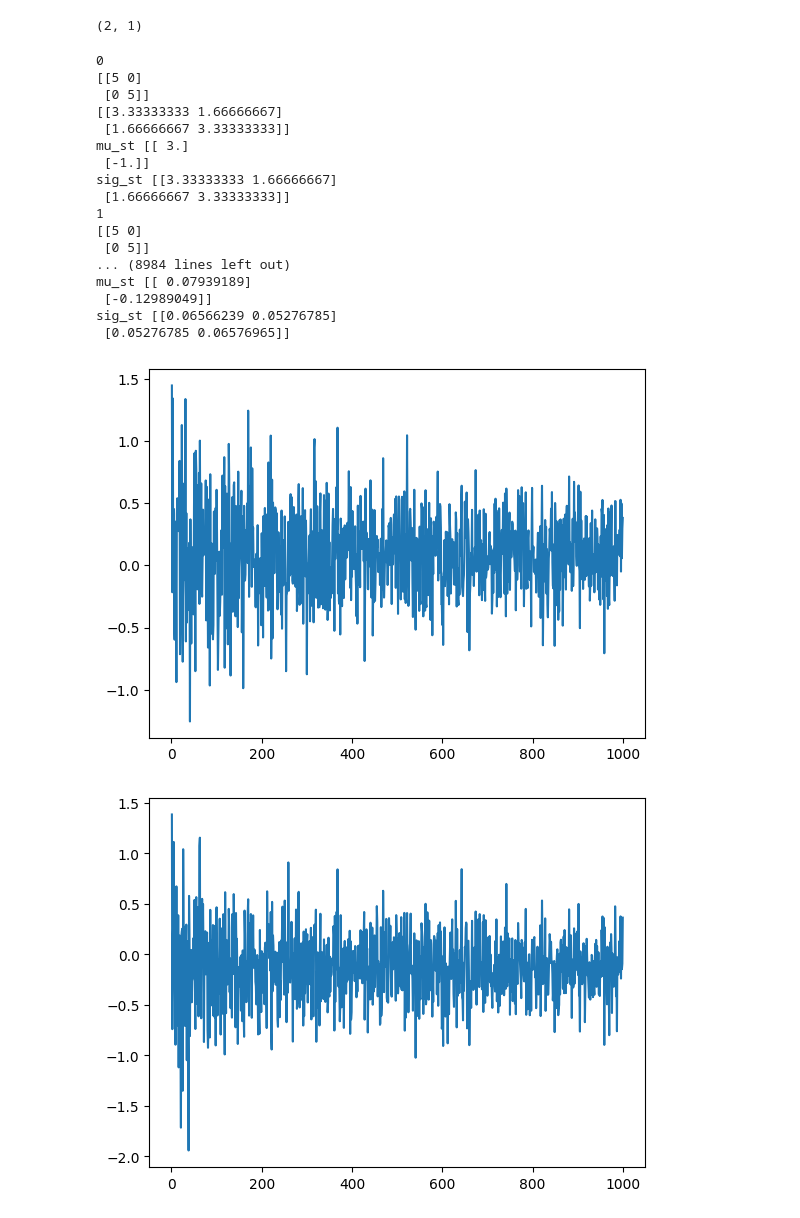
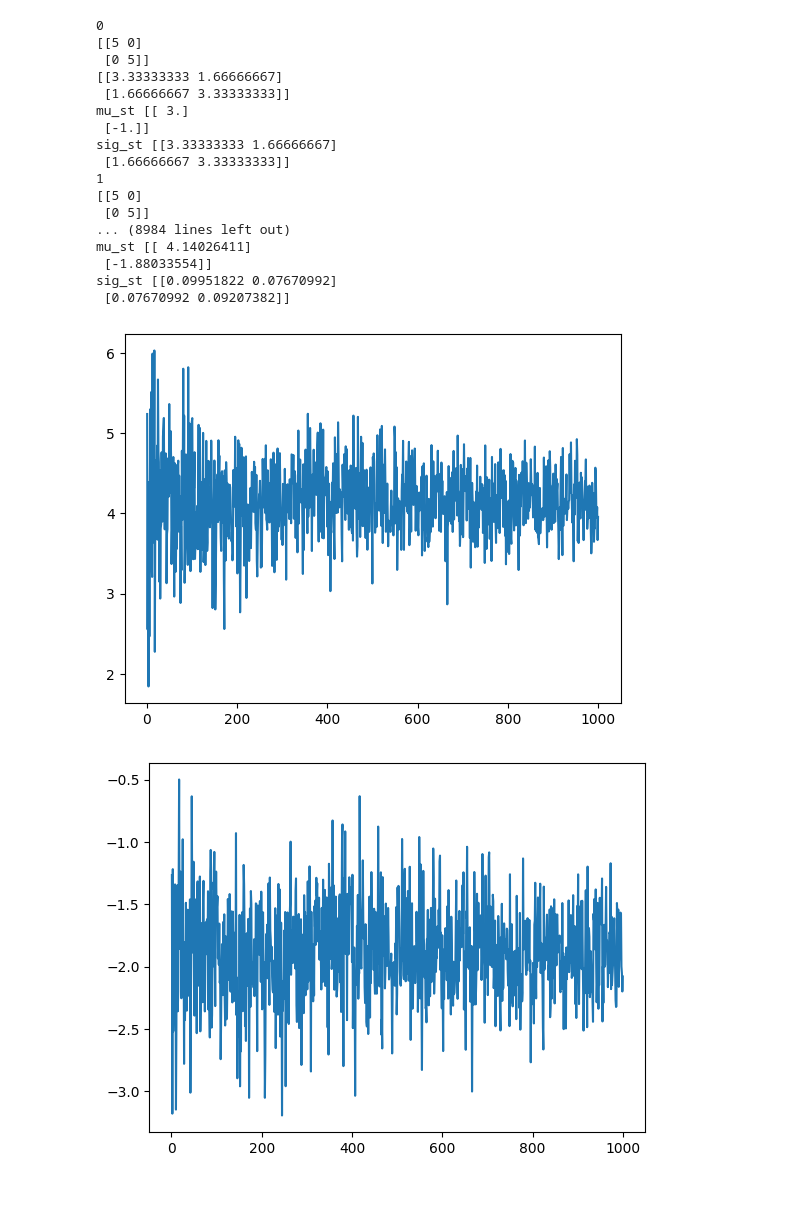
Before and after one commit to GurKarlsson/APMASK, a Jupyter notebook: Untitled-1.ipynb, the cells around one changed output. Cells and saved outputs as stored; diff of their text form; code cells hidden in the pictures.

```diff
--- a/Untitled-1.ipynb
+++ b/Untitled-1.ipynb
@@ -31,51 +32,37 @@ print(data)
 379  2019-05-26  20:30    Atalanta  Sassuolo       3       1
 
 [380 rows x 6 columns]
-# %%
-print(np.shape(np.array([[5], [5]]) ))
-# %% [output]
-(2, 1)
 # %%
-def gibbs_sampler():
-
+def gibbs_sampler(mu_s1_hyper = 4, mu_s2_hyper = -2, var_s1_hyper = 5, var_s2_hyper = 5, iterations = 1000):
     # Initilize
-    A = np.array([[1, -1]])  # 2x1 column vector
+    A = np.array([[1, -1]]) # 2x1 column vector
 
     #Hyper
-    sig_s1 = 5
-    sig_s2 = 5
-    sig_s = np.array([[sig_s1, 0], [0, sig_s2]])  # 2x2 matrix
+    sig_s1 = var_s1_hyper
+    sig_s2 = var_s2_hyper
+    sig_s = np.array([[sig_s1, 0], [0, sig_s2]])# 2x2 matrix
     sig_ts = 5
     #------
     t = 3
-    mu_s = np.array([[4], [-2]])   # 1x2 row vector
+    mu_s = np.array([[mu_s1_hyper], [mu_s2_hyper]])   # 1x2 row vector
     variance_t = 5 # HYPER
     mu_t = 6 # Hyper mu_s1 - mu_s2
-
-    iterations = 1000
 
     s1_vec = []
     s2_vec = []
     t_vec = []
 
-
     for i in range(iterations):
         print(i)
         print(sig_s)
-
-
     # Corrected matrix multiplication for sig_st computation
      #   sig_st = np.linalg.inv(np.linalg.inv(sig_s) + (A * (1/sig_ts)) * A.T)
-
         sig_st = np.linalg.inv(np.linalg.inv(sig_s) + np.matmul(A.T*1/sig_ts, A))
-
         print(sig_st)
     # Compute mu_st
      #   mu_st = sig_st * (np.linalg.inv(sig_s) * mu_s + (A * (1/sig_ts)) * t)
         mu_st = np.matmul(sig_st, np.matmul(np.linalg.inv(sig_s),mu_s) + A.T/sig_ts*t)
-
         mu_st_in = mu_st.flatten()
-
         print(f"mu_st {mu_st}")
         print(f"sig_st {sig_st}")
         s1,s2 = np.random.multivariate_normal(mu_st_in, sig_st) #Gives s1 and s2
@@ -103,32 +90,35 @@ def gibbs_sampler():
 
     return s1_vec, s2_vec, t_vec
 # %%
-iterations = [i + 1 for i in range(1000)]
-s1,s2,t = gibbs_sampler()
+iterationss = 1000
+iterations_num = [i + 1 for i in range(iterationss)]
 
-plt.plot(iterations,s1)
+
+s1,s2,t = gibbs_sampler(iterations=iterationss) # Default hyper values, see function definition
+
+plt.plot(iterations_num,s1)
 plt.show()
-plt.plot(iterations,s2)
+plt.plot(iterations_num,s2)
 plt.show()
-plt.plot(iterations,t)
+plt.plot(iterations_num,t)
 plt.show()
 # %% [output]
 0
 [[5 0]
  [0 5]]
 [[3.33333333 1.66666667]
  [1.66666667 3.33333333]]
 mu_st [[ 3.]
  [-1.]]
 sig_st [[3.33333333 1.66666667]
  [1.66666667 3.33333333]]
 1
 [[5 0]
  [0 5]]
 ... (8984 lines left out)
-mu_st [[ 0.07939189]
- [-0.12989049]]
-sig_st [[0.06566239 0.05276785]
- [0.05276785 0.06576965]]
+mu_st [[ 4.14026411]
+ [-1.88033554]]
+sig_st [[0.09951822 0.07670992]
+ [0.07670992 0.09207382]]
-[figure, old version]
+[figure, new version]
-[figure, old version]
+[figure, new version]
```
Also changed, not shown: parts of 6 cells of this notebook.
